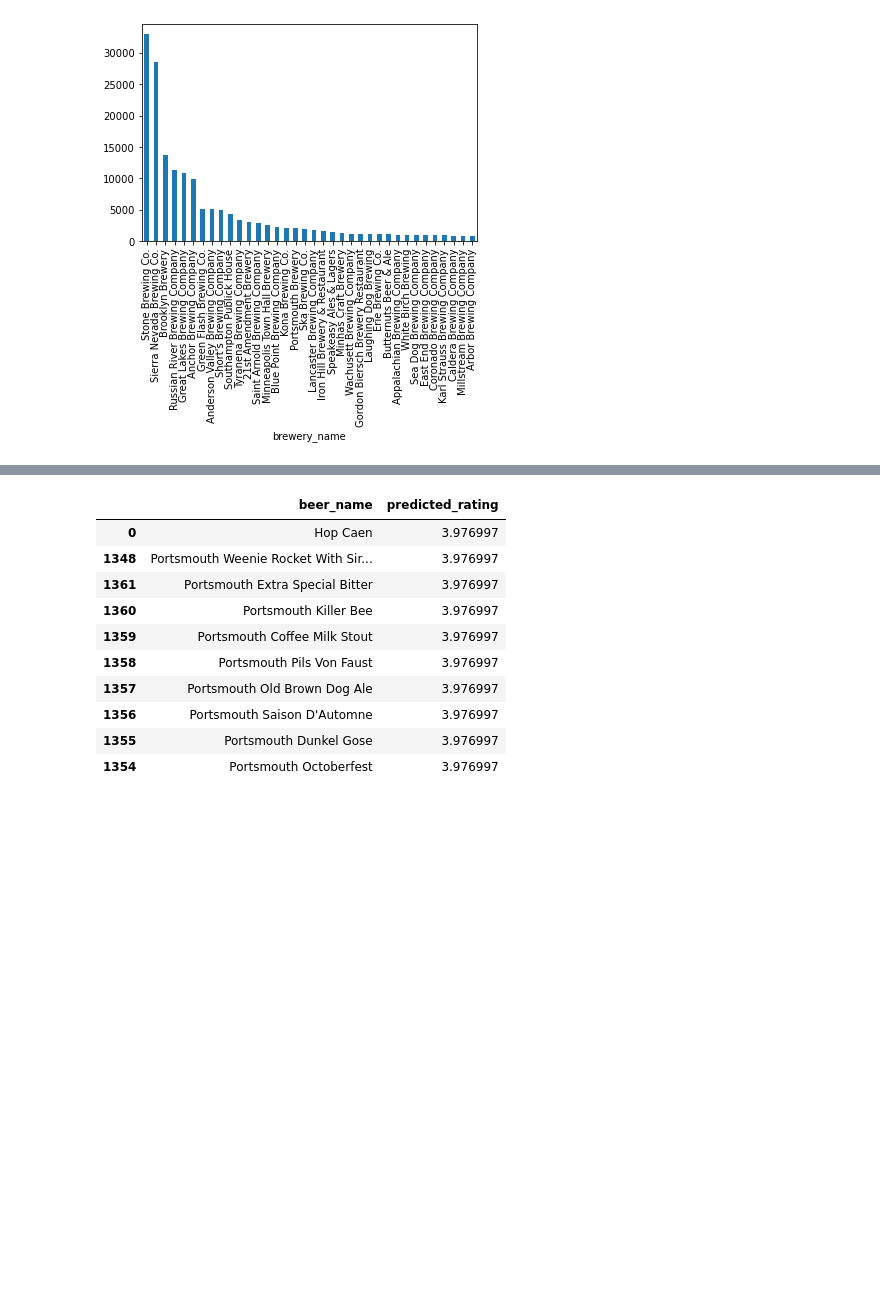
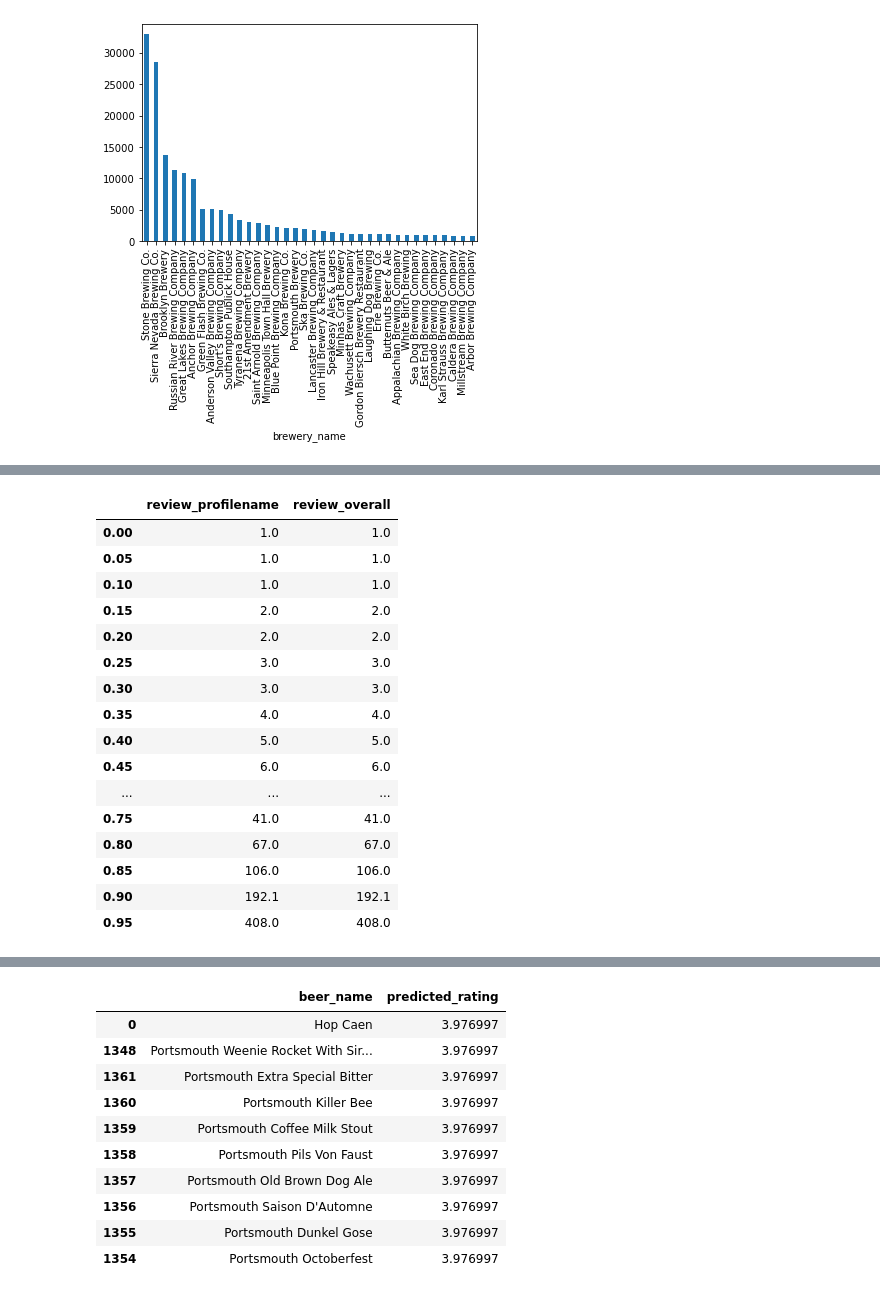
Before and after one commit to seanconlon29/Tap-into-Your-Tastes, a Jupyter notebook: sean_notebook1.ipynb, the cells around one changed output, grey strips where cells are left out. Drawn from its saved outputs; the diff is of its cells as text; code cells hidden in the pictures; blank space fills up the shorter version.

Commit message:
Baseline created, working on fine-tuning and will create collab, content-based and a final hybrid model next

```diff
--- a/sean_notebook1.ipynb
+++ b/sean_notebook1.ipynb
@@ -7,7 +7,7 @@ import numpy as np
 pd.set_option('display.max_columns', None)
 # %%
 # open beer_df.csv
-beer_df = pd.read_csv('data/beer_df.csv')
+beer_df = pd.read_csv('data/beer_df.csv', low_memory=False)
 beer_df.head()
 # %% [output]
 |  | address | categories | city | country | key | lat | long | brewery_name | phones | postalCode | ... |
@@ -81,0 +224,4 @@ beer_df.groupby('brewery_name')['review_overall'].count().sort_values(ascending=
+# %%
+# create new dataframe of beer_df with only the columns needed for the model
+reviews_df = beer_df[['beer_name', 'review_profilename', 'review_overall']]
+reviews_df.head()
@@ -81,0 +248,21 @@ beer_df.groupby('brewery_name')['review_overall'].count().sort_values(ascending=
+# %%
+grouped_beers = reviews_df.groupby('beer_name')
+grouped_beers.count().sort_values(by='review_profilename', ascending = False).quantile(np.arange(0,1,.05))
+# %% [output]
+|  | review_profilename | review_overall |
+| 0.00 | 1.0 | 1.0 |
+| 0.05 | 1.0 | 1.0 |
+| 0.10 | 1.0 | 1.0 |
+| 0.15 | 2.0 | 2.0 |
+| 0.20 | 2.0 | 2.0 |
+| 0.25 | 3.0 | 3.0 |
+| 0.30 | 3.0 | 3.0 |
+| 0.35 | 4.0 | 4.0 |
+| 0.40 | 5.0 | 5.0 |
+| 0.45 | 6.0 | 6.0 |
+| ... | ... | ... |
+| 0.75 | 41.0 | 41.0 |
+| 0.80 | 67.0 | 67.0 |
+| 0.85 | 106.0 | 106.0 |
+| 0.90 | 192.1 | 192.1 |
+| 0.95 | 408.0 | 408.0 |
```
Also changed, not shown: parts of 24 cells of this notebook.
